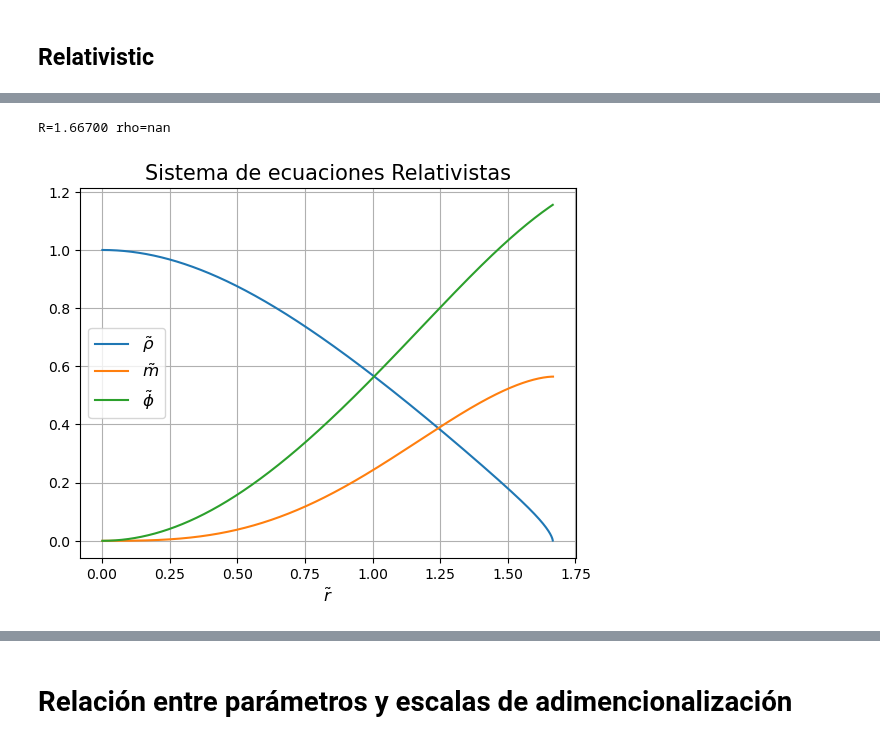
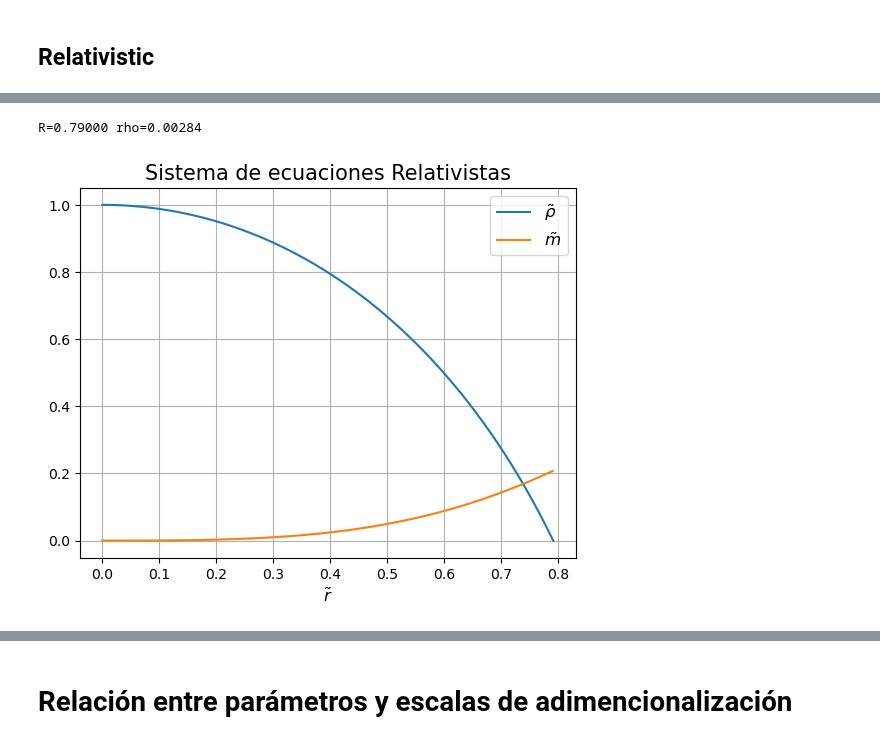
Before and after one commit to Vendetta0462/CalculosSimulaciones, a Jupyter notebook: hidrostatica.ipynb, the cells around one changed output, grey strips where cells are left out. Saved outputs shown, nothing was run; the diff lists cells and outputs as text; code cells hidden in the pictures.

```diff
--- a/hidrostatica.ipynb
+++ b/hidrostatica.ipynb
@@ -100,11 +100,11 @@ for i in range(len(xi)):
             break
 
     # plt.plot(r, xi[i][:,0], label='$\gamma$={}, $r_{{lim}}$={}'.format(gammas[i], r[lim_-1]))
-    plt.plot(r[:lim_], xi[i][:lim_,0], label='$\gamma$={:.1f}, $r_{{lim}}$={:.3f}'.format(gammas[i], r[lim_-1])) # plot til limit
+    plt.semilogy(r[:lim_], xi[i][:lim_,0], label='$\gamma$={:.1f}, $r_{{lim}}$={:.3f}'.format(gammas[i], r[lim_-1])) # plot til limit
     # plt.plot(r[lim_-1], xi[i][lim_-1,0], 'o')# plot last point
 plt.xlabel('$\\tilde{r}$', fontsize=12)
 plt.title('Densidad $\\tilde{\\rho}$ para diferentes $\\gamma$, Newton', fontsize=15)
-plt.legend()
+plt.legend(loc="upper right")
 plt.grid()
 plt.show()
 # %% [output]
@@ -114,10 +136,10 @@ plt.show()
 # %%
 # Define the ODEs
-def RelOdes(x, r, gamma):
+def RelOdes(x, r, gamma, alpha):
     # a = 4*np.pi*rho_0*R**3/M
     # d = P_0/c**2/rho_0
     # l = G/c**2*M/R
-    l = 1
+    l = alpha
     # mu = rho_0**gamma/P_0*k
 
     # Variables
@@ -127,9 +149,12 @@ def RelOdes(x, r, gamma):
     # drho_dr = -l/d/mu/gamma * rho**(2-gamma)*m/r**2 * (1 + mu*d*rho**(gamma-1)) * (1 + mu/m*a*d*rho**gamma*r**3) / (1 - 2*l*m/r)
     # dm_dr = a*r**2*rho
     # dphi_dr = l*m/r**2 * (1 + mu/m*a*d*rho**gamma*r**3) / (1 - 2*l*m/r)
-    drho_dr = -1/gamma * rho**(2-gamma)*m/r**2 * (1 + l* rho**(gamma-1)) * (1 + l* rho**gamma*r**3/m) / (1 - l* 2*m/r)
-    dm_dr = r**2*rho
-    dphi_dr = m/r**2 * (1 + rho**gamma*r**3/m) / (1 - 2*m/r)
+    # drho_dr = -1/gamma * rho**(2-gamma)*m/r**2 * (1 + l* rho**(gamma-1)) * (1 + l* rho**gamma*r**3/m) / (1 - l* 2*m/r)
+    P = l*rho**gamma # Por qué integrar las ecuaciones sin unificarlas?
+    drho_dr = - ( rho / ( gamma * P) ) * ( rho + P ) * ( m +  P*r**3 ) / ( r * ( r - 2.0 * m ) )
+    dm_dr = r*r**rho # Por qué r*r y no r**2?
+    dphi_dr = (2.0 / ( rho + P )) *( gamma*P*drho_dr / rho ) # Lo mismo de arriba
+    # dphi_dr = m/r**2 * (1 + rho**gamma*r**3/m) / (1 - 2*m/r)
     return [drho_dr, dm_dr, dphi_dr]
 # %%
 # integration range
@@ -139,44 +164,49 @@ dx = 1e-3 # es mejor definir el dx que el numero de puntos
 NN = int(rf/dx)
 r = np.linspace(dx, rf, NN)
 
-# initial conditions
-rho_0 = 1.0 - dx**2*8/(6*gamma) # density at dx from the center
+# parameters for integration
+gamma = 2.0
+alpha = 0.1
+
+# initial conditions (Pero si realmente no empieza en 0?)
+rho_0 = 1.0 #- dx**2*8/(6*gamma) # density at dx from the center
 # m_0 = 4*np.pi/3*(dx)**3*rho_0 # Este es m físico, no adimensional
-m_0 = dx**3/3 # Este es m adimensional con rho moño = 1, mass at dx from the center
+m_0 = 0.0 #dx**3/3 # Este es m adimensional con rho moño = 1, mass at dx from the center
 phi_0 = 0
 x_0 = [rho_0, m_0, phi_0]
 
 # solve ODE
-x = odeint(RelOdes, x_0, r, args=(2.5,)) #Por qué se hace rho = nan (¿0?) tan de repente?
+x = odeint(RelOdes, x_0, r, args=(gamma,alpha), rtol=1e-14, atol=1e-12) #Por qué se hace rho = nan (¿0?) tan de repente?
 # %%
 # search the x where rho = 0
+lim = len(x[:,0])
 for i in range(len(x[:,0])):
-    if x[i,0] <= 0:
+    if x[i,0] <= 1e-5: # Por lo general las soluciones no pasa por cero exactamente, uno debe exigir que baje varios ordenes de magnitud
         # print(r[i], x[i,0])
         lim = i
         break
 
 # print(r[lim], x[lim,0])
 print('R={:.5f} rho={:.5f}'.format(r[lim-1], x[lim-1,0]))
 
 # plot
 plt.plot(r[:lim+1], x[:lim+1,0], label=r'$\tilde{\rho}$')
 plt.plot(r[:lim], x[:lim,1], label=r'$\tilde{m}$')
-plt.plot(r[:lim], x[:lim,2], label=r'$\tilde{\phi}$')
+# plt.plot(r[:lim], x[:lim,2], label=r'$\tilde{\phi}$')
 
 # plt.plot(r, k*(x[:,0])**gamma, label='P')
 # plt.plot(r, x[:,0], label='rho')
 # plt.plot(r, x[:,1], label='m')
 # plt.plot(r, x[:,2], label='phi')
 # plt.plot(r, k*(x[:,0])**gamma, label='P')
 plt.xlabel('$\\tilde{r}$', fontsize=12)
 plt.title('Sistema de ecuaciones Relativistas', fontsize=15)
 plt.legend(fontsize=12)
 plt.grid()
-plt.show()
+plt.show() # La integración me queda diferente :')
 # %% [output]
-R=1.66700 rho=nan
+R=0.79000 rho=0.00284
-[figure, old version]
+[figure, new version]
 # %%
 # considerig different gamma
 gammas = np.arange(0.8, 1.7, 0.1)
```
Also changed, not shown: parts of 11 cells of this notebook.
